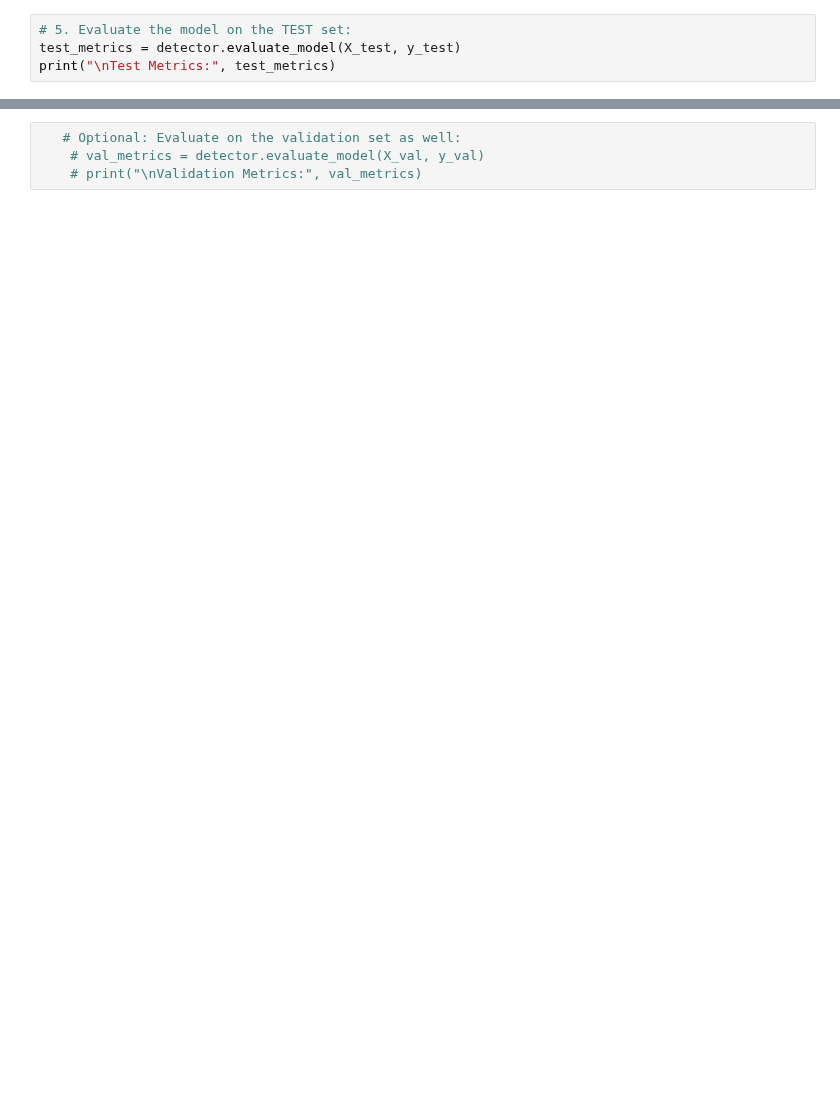
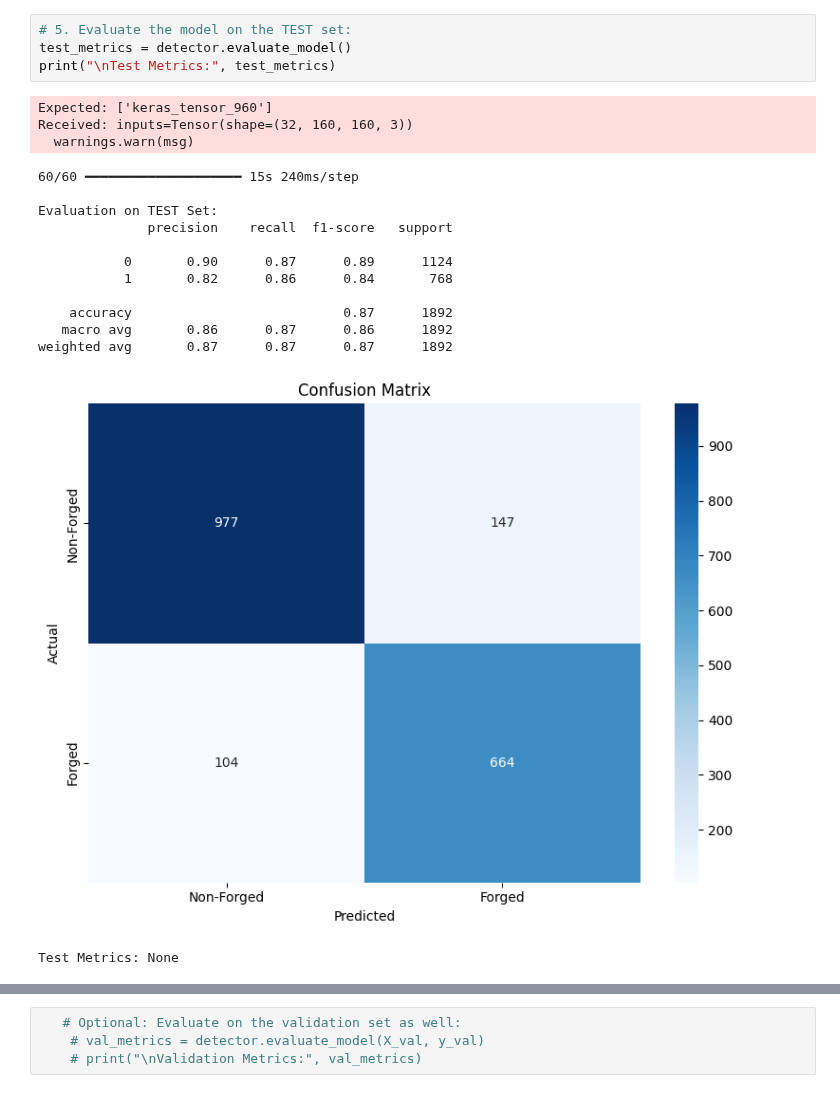
Before and after one commit to nishmakafle/thesis_research, a Jupyter notebook: improved_model.ipynb, the cells around one changed output, grey strips where cells are left out. Saved outputs shown, nothing was run; the diff lists cells and outputs as text; blank space fills up the shorter version.

```diff
--- a/improved_model.ipynb
+++ b/improved_model.ipynb
@@ -273,4 +297,21 @@ detector.plot_training_curves()
 # %%
 # 5. Evaluate the model on the TEST set:
-test_metrics = detector.evaluate_model(X_test, y_test)
+test_metrics = detector.evaluate_model()
 print("\nTest Metrics:", test_metrics)
+# %% [output]
+Expected: ['keras_tensor_960']
+Received: inputs=Tensor(shape=(32, 160, 160, 3))
+  warnings.warn(msg)
+60/60 ━━━━━━━━━━━━━━━━━━━━ 15s 240ms/step
+
+Evaluation on TEST Set:
+              precision    recall  f1-score   support
+
+           0       0.90      0.87      0.89      1124
+           1       0.82      0.86      0.84       768
+
+    accuracy                           0.87      1892
+   macro avg       0.86      0.87      0.86      1892
+weighted avg       0.87      0.87      0.87      1892
+[figure, added]
+Test Metrics: None
```
Also changed, not shown: parts of 7 cells of this notebook, 3 other files.
